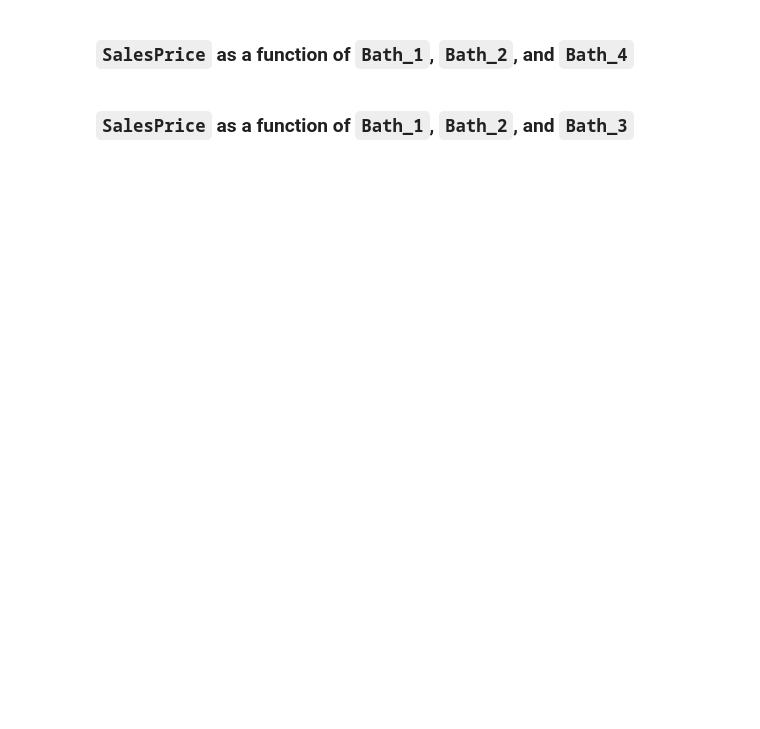
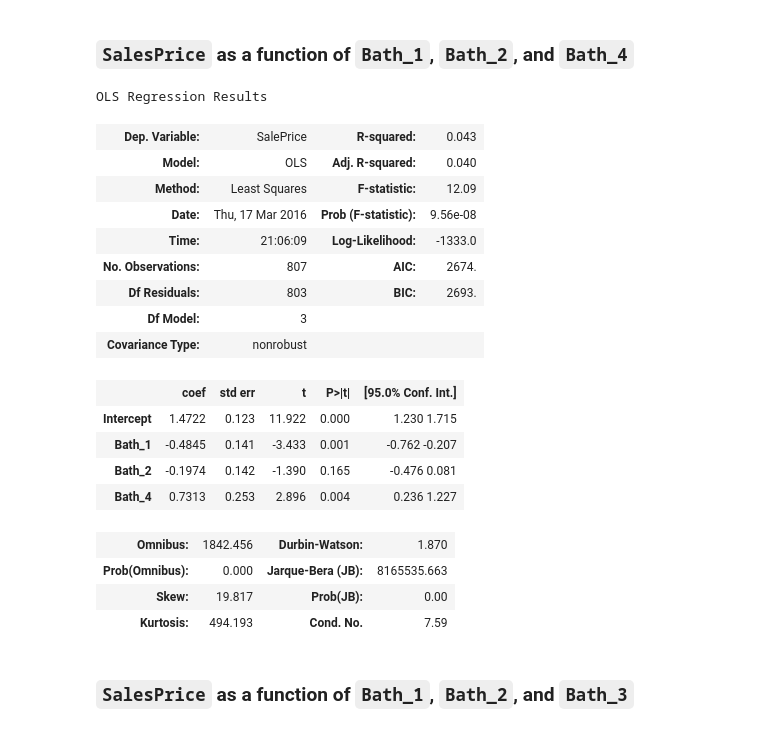
Before and after one commit to guoruijiao/sf-dat-21, a Jupyter notebook: classes/07/code/codealong-07.ipynb, the cells around one changed output. Cells and saved outputs as stored; diff of their text form; code cells hidden in the pictures; blank space fills up the shorter version.

```diff
--- a/classes/07/code/codealong-07.ipynb
+++ b/classes/07/code/codealong-07.ipynb
@@ -445,2 +531,25 @@ df.columns
+# %%
+# TODO
+smf.ols(formula = 'SalePrice ~ Bath_1 + Bath_2 + Bath_4', data = df).fit().summary()
+# %% [output]
+OLS Regression Results
+| Dep. Variable: | SalePrice | R-squared: | 0.043 |
+| Model: | OLS | Adj. R-squared: | 0.040 |
+| Method: | Least Squares | F-statistic: | 12.09 |
+| Date: | Thu, 17 Mar 2016 | Prob (F-statistic): | 9.56e-08 |
+| Time: | 21:06:09 | Log-Likelihood: | -1333.0 |
+| No. Observations: | 807 | AIC: | 2674. |
+| Df Residuals: | 803 | BIC: | 2693. |
+| Df Model: | 3 |  |  |
+| Covariance Type: | nonrobust |  |  |
+|  | coef | std err | t | P>|t| | [95.0% Conf. Int.] |
+| Intercept | 1.4722 | 0.123 | 11.922 | 0.000 | 1.230 1.715 |
+| Bath_1 | -0.4845 | 0.141 | -3.433 | 0.001 | -0.762 -0.207 |
+| Bath_2 | -0.1974 | 0.142 | -1.390 | 0.165 | -0.476 0.081 |
+| Bath_4 | 0.7313 | 0.253 | 2.896 | 0.004 | 0.236 1.227 |
+| Omnibus: | 1842.456 | Durbin-Watson: | 1.870 |
+| Prob(Omnibus): | 0.000 | Jarque-Bera (JB): | 8165535.663 |
+| Skew: | 19.817 | Prob(JB): | 0.00 |
+| Kurtosis: | 494.193 | Cond. No. | 7.59 |
 # %% [markdown]
 ### `SalesPrice` as a function of `Bath_1`, `Bath_2`, and `Bath_3`
```
Also changed, not shown: parts of 16 cells of this notebook, 1 other file.
